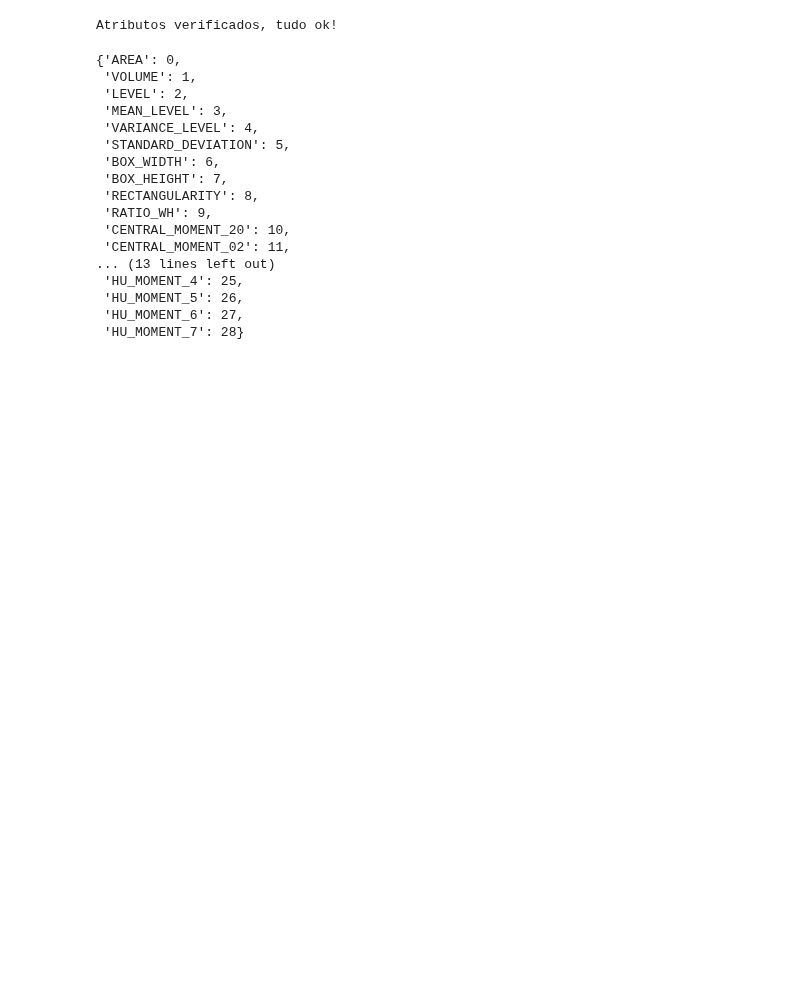
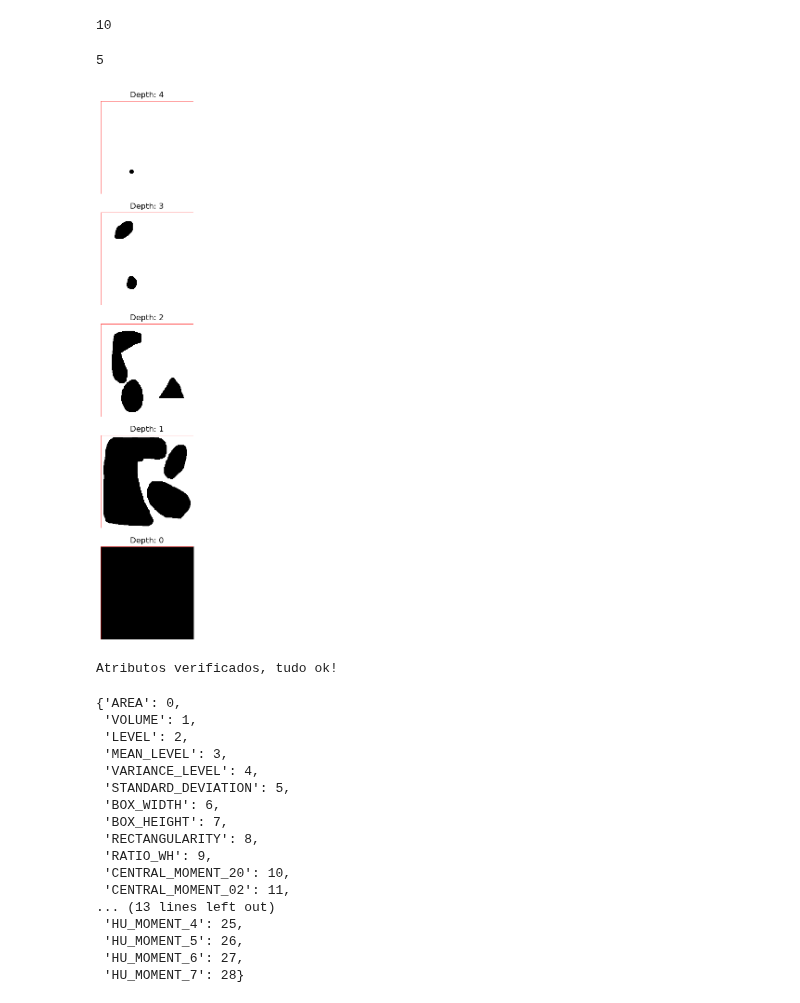
Before and after one commit to wonderalexandre/mmcfilters, a Jupyter notebook: notebooks/Attribute_Filters.ipynb, the cells around one changed output. Cells and saved outputs as stored; diff of their text form; code cells hidden in the pictures; blank space fills up the shorter version.

```diff
--- a/notebooks/Attribute_Filters.ipynb
+++ b/notebooks/Attribute_Filters.ipynb
@@ -18,5 +18,48 @@ imgInput = cv.imread("../dat/imgTeste.png", cv.IMREAD_GRAYSCALE)
 
 (num_rows, num_cols) = imgInput.shape
+# %%
+tos = mmcfilters.MorphologicalTree(imgInput, num_rows, num_cols)
+
+nodes_by_depth = defaultdict(list)
+
+def dfs(node, depth=0):
+    nodes_by_depth[depth].append(node)
+    for child in node.children:
+        dfs(child, depth + 1)
+
+# Começa com o nó raiz
+dfs(tos.root)
+tos.numNodes
+# %% [output]
+10
+# %%
+len(nodes_by_depth)
+# %% [output]
+5
+# %%
+from itertools import chain
+
+def plotImageBin(nodes_by_depth, num_rows, num_cols):
+    numImagens = len(nodes_by_depth)
+    fig, axes = plt.subplots(numImagens, figsize=(5, 15))
+    for i, depth in enumerate(range(numImagens-1, -1, -1)):
+        imgBin = np.zeros((num_rows, num_cols), dtype=np.uint8)
+        for node in nodes_by_depth[depth]:
+            for p in node.pixelsOfCC():
+                row = p // num_cols
+                col = p % num_cols
+                imgBin[row, col] = 1
+
+        axes[i].imshow(imgBin, cmap='gray_r', vmax=1, vmin=0, interpolation='nearest')
+        axes[i].add_patch(plt.Rectangle((0, 0), imgBin.shape[1] - 1, imgBin.shape[0] - 1, edgecolor='red', linewidth=0.5, fill=False))
+        axes[i].set_title(f'Depth: {depth}')
+        axes[i].axis('off')
+
+    plt.show()
+
+plotImageBin(nodes_by_depth, num_rows, num_cols)
+# %% [output]
+[figure, added]
 # %%
 import pandas as pd
 ok = True
```
Also changed, not shown: parts of 3 cells of this notebook, 5 other files.
